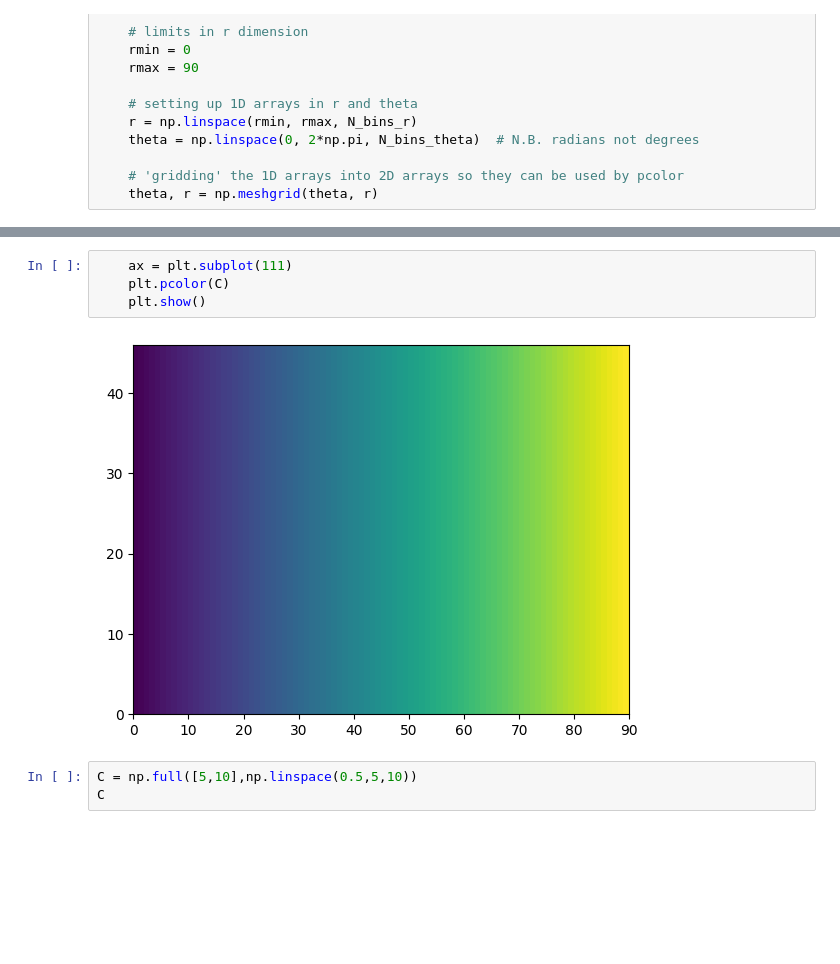
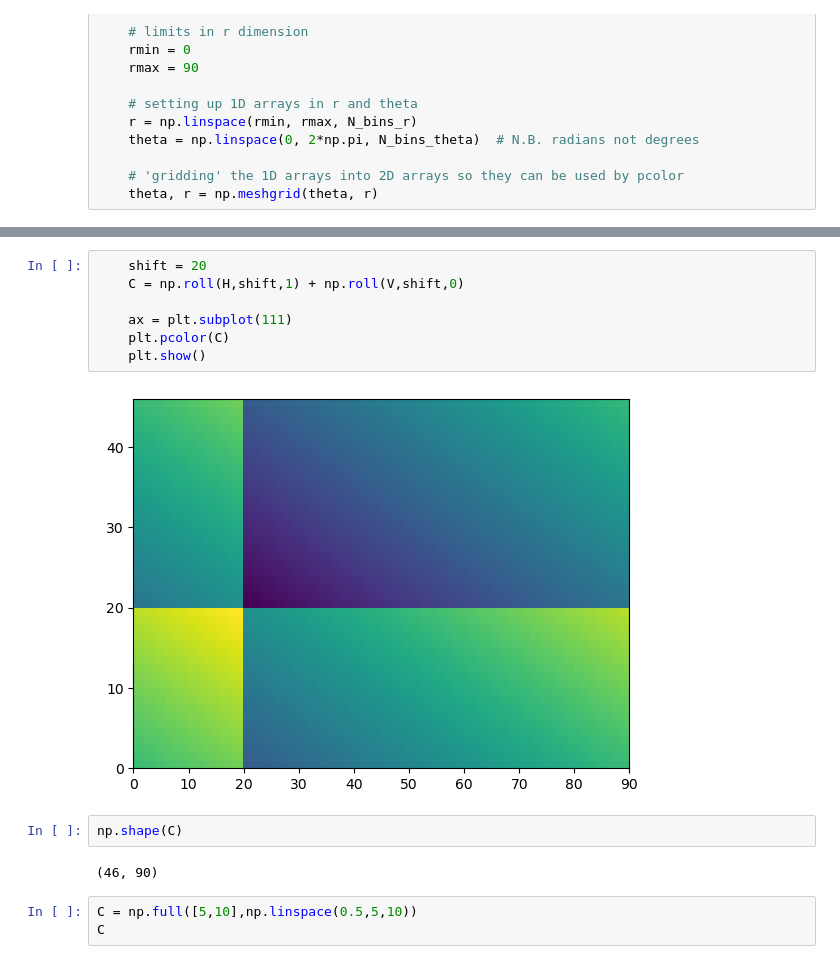
Before and after one commit to wdeike/matplotlib, a Jupyter notebook: SandBox/PolarPlots.ipynb, the cells around one changed output, grey strips where cells are left out. Saved outputs shown, nothing was run; the diff lists cells and outputs as text; blank space fills up the shorter version.

```diff
--- a/SandBox/PolarPlots.ipynb
+++ b/SandBox/PolarPlots.ipynb
@@ -59,9 +63,16 @@ surf = ax.pcolormesh(Response_xL1[0,:,:],cmap='spring')
 # %%
+    shift = 20
+    C = np.roll(H,shift,1) + np.roll(V,shift,0)
+
     ax = plt.subplot(111)
     plt.pcolor(C)
     plt.show()
 # %% [output]
-[figure, old version]
+[figure, new version]
+# %%
+np.shape(C)
+# %% [output]
+(46, 90)
 # %%
 C = np.full([5,10],np.linspace(0.5,5,10))
 C
```
Also changed, not shown: parts of 1 cell of this notebook.
